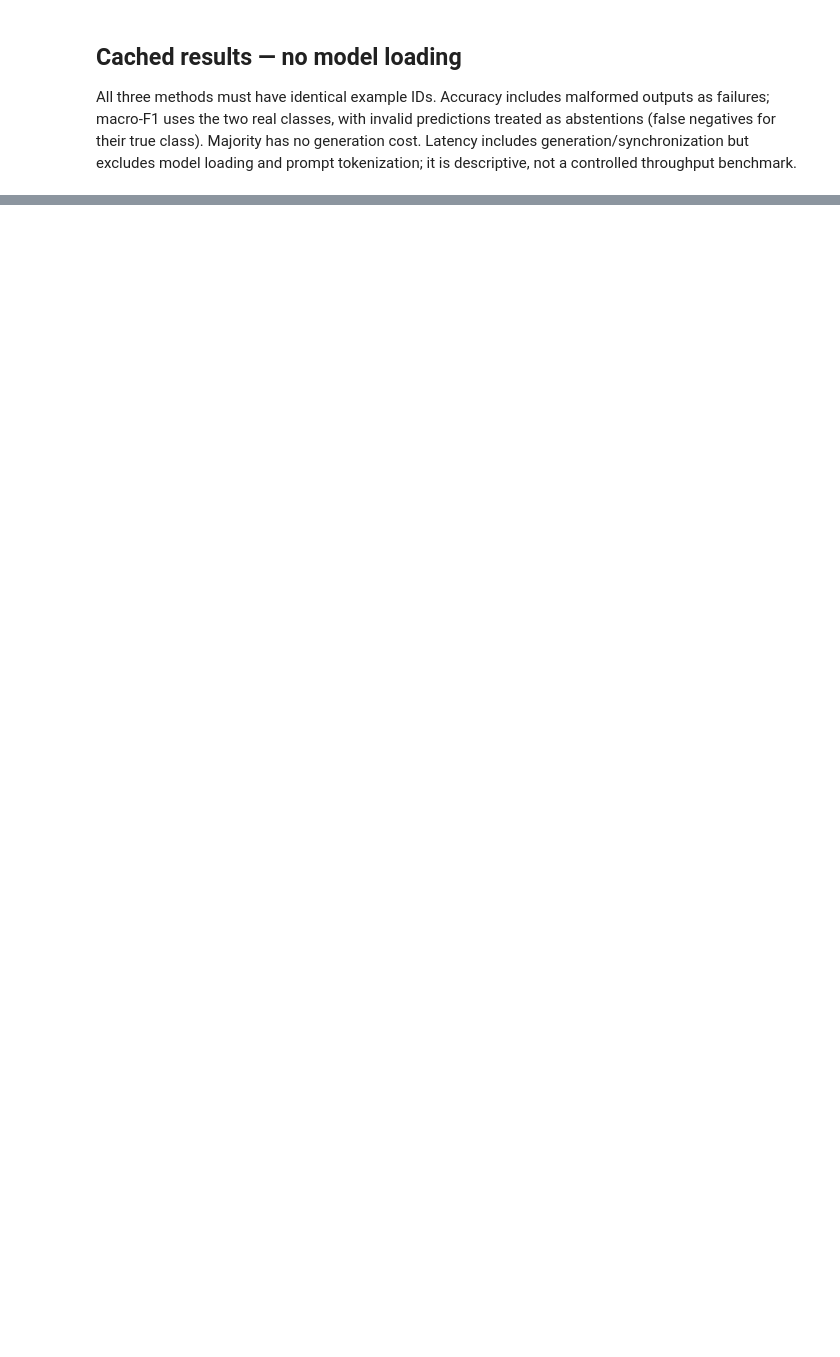
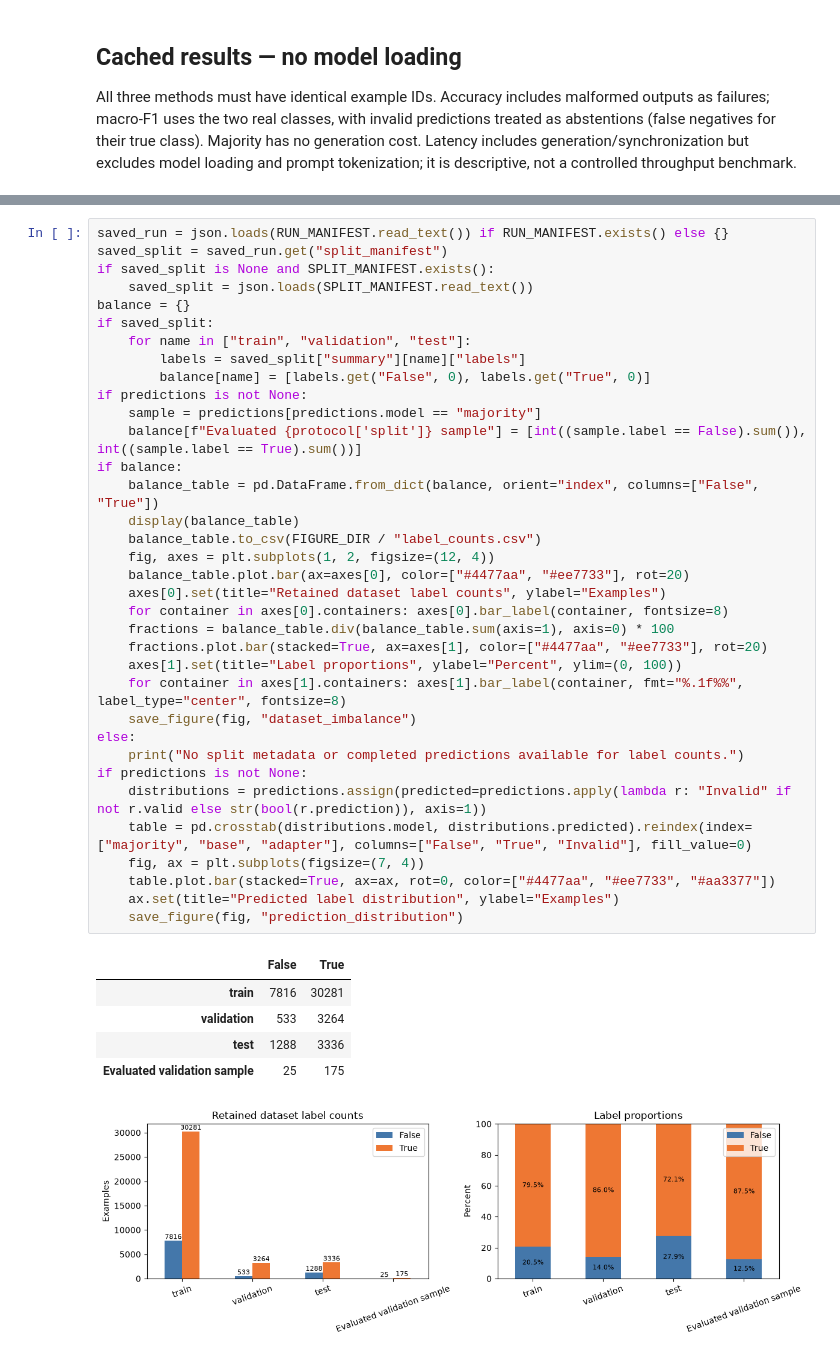
Before and after one commit to michaelsliu3/CS536_Project, a Jupyter notebook: notebooks/qwen3b_evaluation_comparison.ipynb, the cells around one changed output, grey strips where cells are left out. Saved outputs shown, nothing was run; the diff lists cells and outputs as text; blank space fills up the shorter version.

```diff
--- a/notebooks/qwen3b_evaluation_comparison.ipynb
+++ b/notebooks/qwen3b_evaluation_comparison.ipynb
@@ -81,0 +186,42 @@ if predictions is not None:
+# %%
+saved_run = json.loads(RUN_MANIFEST.read_text()) if RUN_MANIFEST.exists() else {}
+saved_split = saved_run.get("split_manifest")
+if saved_split is None and SPLIT_MANIFEST.exists():
+    saved_split = json.loads(SPLIT_MANIFEST.read_text())
+balance = {}
+if saved_split:
+    for name in ["train", "validation", "test"]:
+        labels = saved_split["summary"][name]["labels"]
+        balance[name] = [labels.get("False", 0), labels.get("True", 0)]
+if predictions is not None:
+    sample = predictions[predictions.model == "majority"]
+    balance[f"Evaluated {protocol['split']} sample"] = [int((sample.label == False).sum()), int((sample.label == True).sum())]
+if balance:
+    balance_table = pd.DataFrame.from_dict(balance, orient="index", columns=["False", "True"])
+    display(balance_table)
+    balance_table.to_csv(FIGURE_DIR / "label_counts.csv")
+    fig, axes = plt.subplots(1, 2, figsize=(12, 4))
+    balance_table.plot.bar(ax=axes[0], color=["#4477aa", "#ee7733"], rot=20)
+    axes[0].set(title="Retained dataset label counts", ylabel="Examples")
+    for container in axes[0].containers: axes[0].bar_label(container, fontsize=8)
+    fractions = balance_table.div(balance_table.sum(axis=1), axis=0) * 100
+    fractions.plot.bar(stacked=True, ax=axes[1], color=["#4477aa", "#ee7733"], rot=20)
+    axes[1].set(title="Label proportions", ylabel="Percent", ylim=(0, 100))
+    for container in axes[1].containers: axes[1].bar_label(container, fmt="%.1f%%", label_type="center", fontsize=8)
+    save_figure(fig, "dataset_imbalance")
+else:
+    print("No split metadata or completed predictions available for label counts.")
+if predictions is not None:
+    distributions = predictions.assign(predicted=predictions.apply(lambda r: "Invalid" if not r.valid else str(bool(r.prediction)), axis=1))
+    table = pd.crosstab(distributions.model, distributions.predicted).reindex(index=["majority", "base", "adapter"], columns=["False", "True", "Invalid"], fill_value=0)
+    fig, ax = plt.subplots(figsize=(7, 4))
+    table.plot.bar(stacked=True, ax=ax, rot=0, color=["#4477aa", "#ee7733", "#aa3377"])
+    ax.set(title="Predicted label distribution", ylabel="Examples")
+    save_figure(fig, "prediction_distribution")
+# %% [output]
+|  | False | True |
+| train | 7816 | 30281 |
+| validation | 533 | 3264 |
+| test | 1288 | 3336 |
+| Evaluated validation sample | 25 | 175 |
+[figure, added]
```
Also changed, not shown: parts of 16 cells of this notebook, 3 other files.
